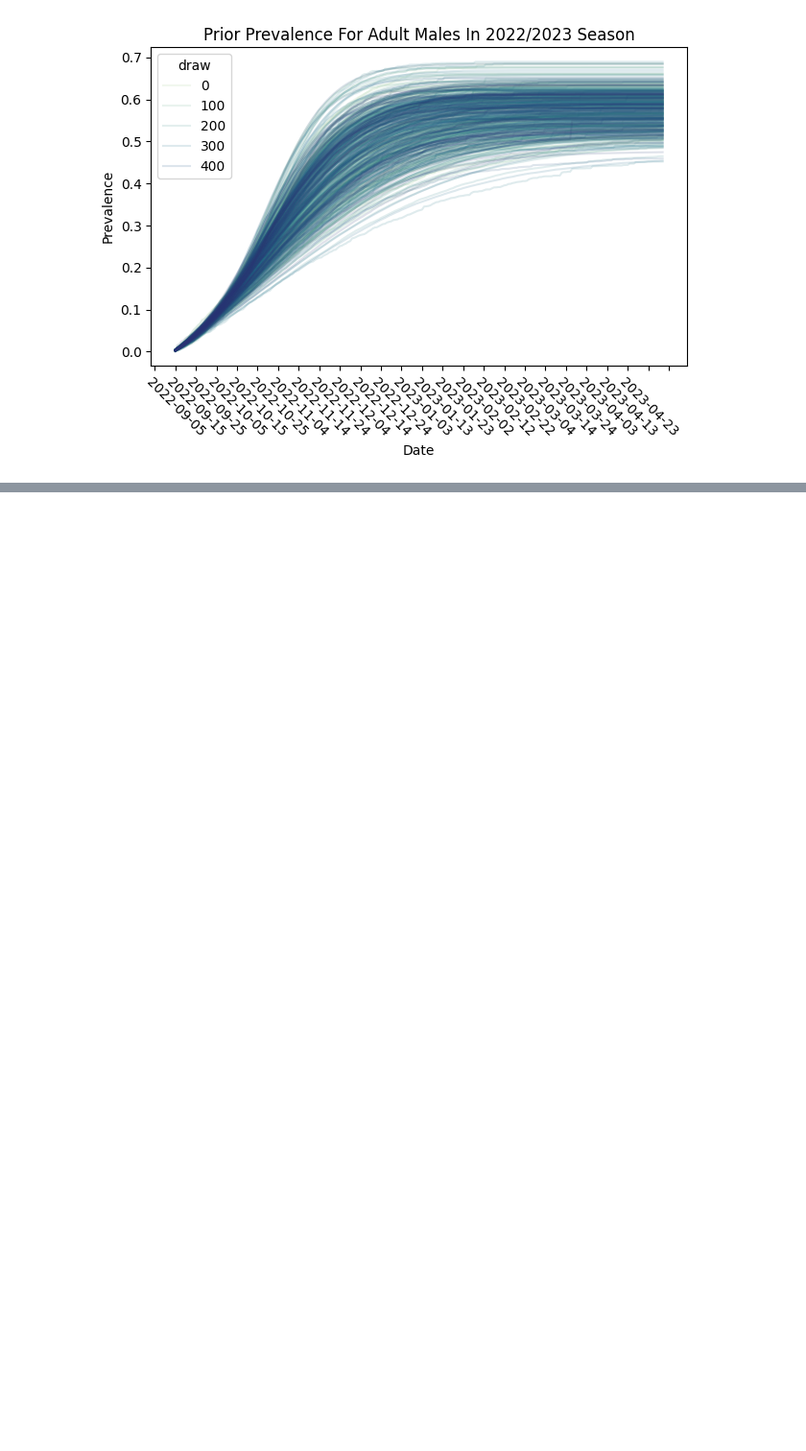
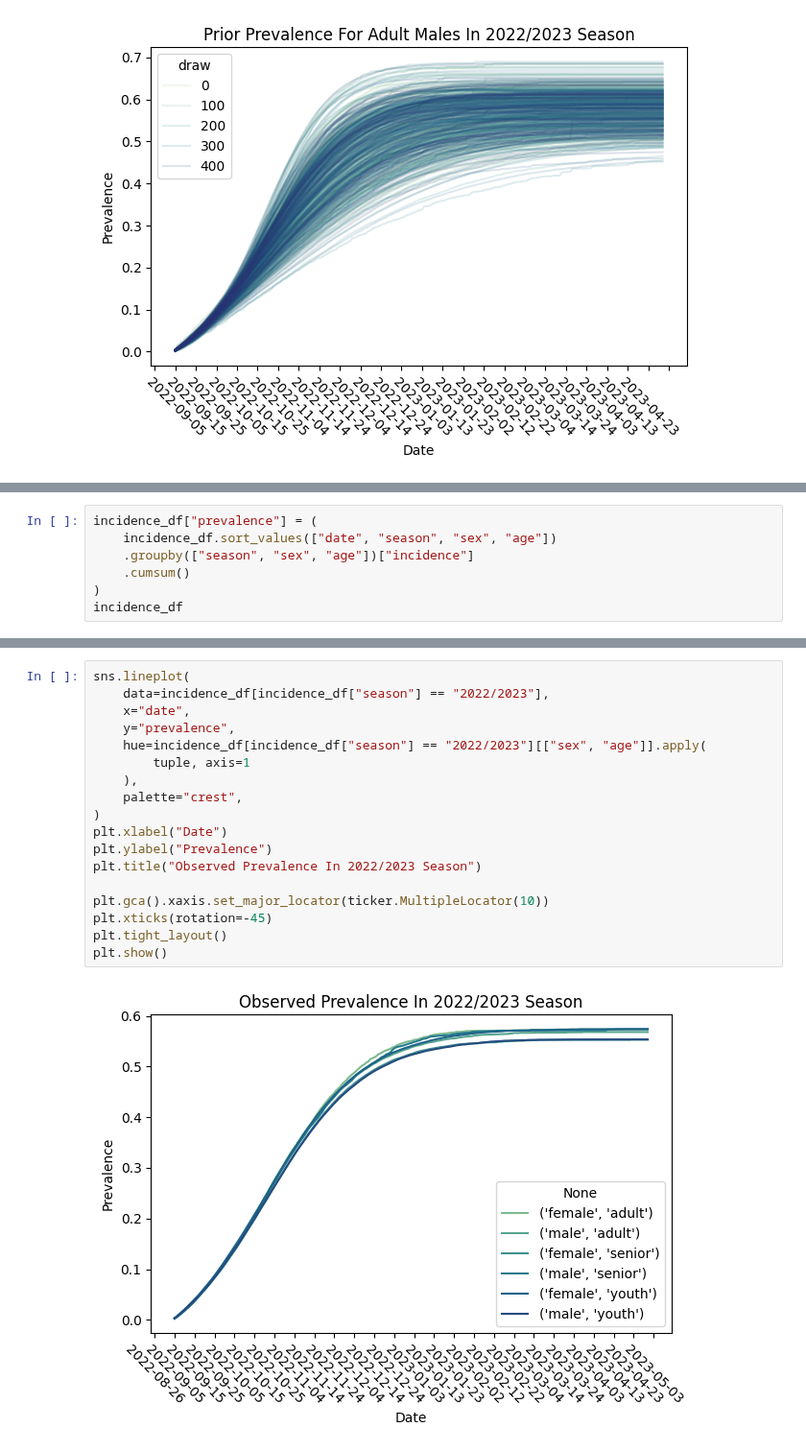
Before and after one commit to ACCIDDA/vaxflux, a Jupyter notebook: notebooks/uptake_model.ipynb, the cells around one changed output, grey strips where cells are left out. Shown at 96% size. Saved outputs shown, nothing was run; the diff lists cells and outputs as text; blank space fills up the shorter version.

```diff
--- a/notebooks/uptake_model.ipynb
+++ b/notebooks/uptake_model.ipynb
@@ -316,0 +313,7 @@ plt.show()
+# %%
+incidence_df["prevalence"] = (
+    incidence_df.sort_values(["date", "season", "sex", "age"])
+    .groupby(["season", "sex", "age"])["incidence"]
+    .cumsum()
+)
+incidence_df
@@ -316,0 +334,20 @@ plt.show()
+# %%
+sns.lineplot(
+    data=incidence_df[incidence_df["season"] == "2022/2023"],
+    x="date",
+    y="prevalence",
+    hue=incidence_df[incidence_df["season"] == "2022/2023"][["sex", "age"]].apply(
+        tuple, axis=1
+    ),
+    palette="crest",
+)
+plt.xlabel("Date")
+plt.ylabel("Prevalence")
+plt.title("Observed Prevalence In 2022/2023 Season")
+
+plt.gca().xaxis.set_major_locator(ticker.MultipleLocator(10))
+plt.xticks(rotation=-45)
+plt.tight_layout()
+plt.show()
+# %% [output]
+[figure, added]
```
Also changed, not shown: parts of 4 cells of this notebook.
